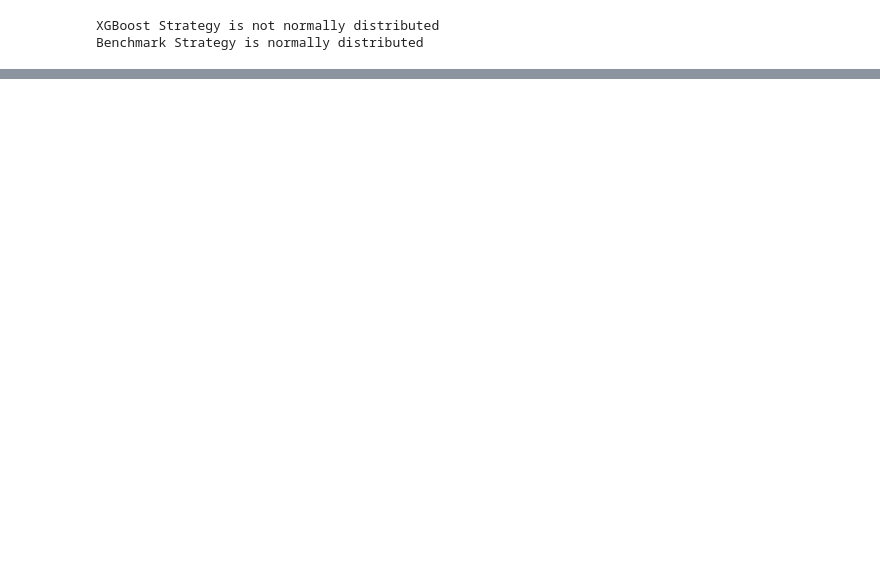
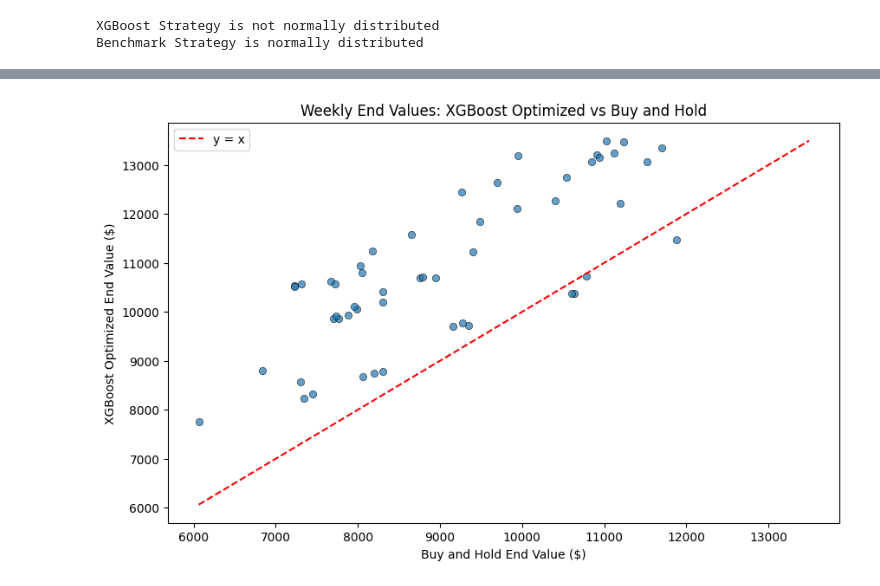
Before and after one commit to Zoltesh/intelligent_diversification, a Jupyter notebook: src/main.ipynb, the cells around one changed output, grey strips where cells are left out. Saved outputs shown, nothing was run; the diff lists cells and outputs as text; code cells hidden in the pictures; blank space fills up the shorter version.

```diff
--- a/src/main.ipynb
+++ b/src/main.ipynb
@@ -530,0 +607,16 @@ plt.show()
+# %%
+# Scatterplot: Weekly End Values (XGBoost Optimized vs Buy and Hold)
+plt.figure(figsize=(10, 6))
+plt.scatter(bah_end_vals, xgb_end_vals, alpha=0.7, edgecolors='black', linewidths=0.5)
+
+val_min = min(min(bah_end_vals), min(xgb_end_vals))
+val_max = max(max(bah_end_vals), max(xgb_end_vals))
+plt.plot([val_min, val_max], [val_min, val_max], 'r--', label='y = x')
+
+plt.xlabel('Buy and Hold End Value ($)')
+plt.ylabel('XGBoost Optimized End Value ($)')
+plt.title('Weekly End Values: XGBoost Optimized vs Buy and Hold')
+plt.legend()
+plt.show()
+# %% [output]
+[figure, added]
```
Also changed, not shown: parts of 18 cells of this notebook, 5 other files.
